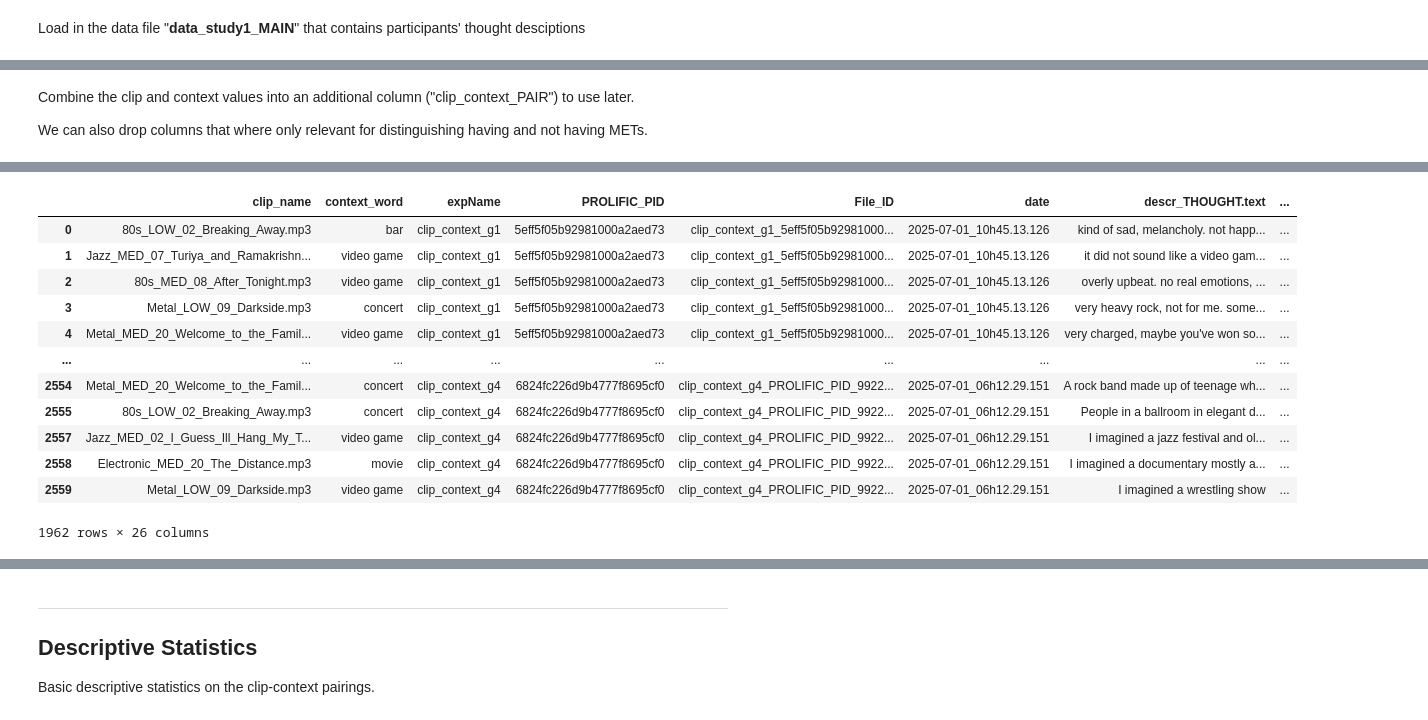
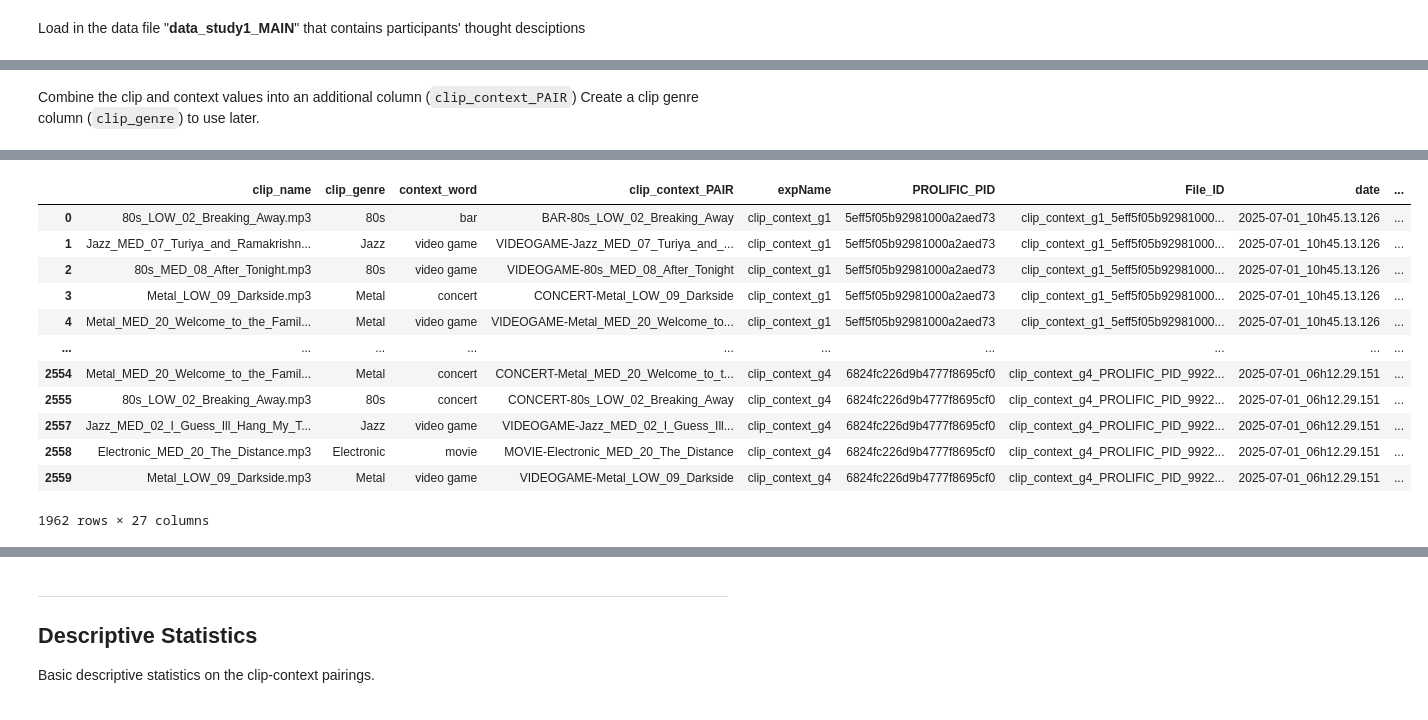
Before and after one commit to HazelvdW/context-framed-listening, a Jupyter notebook: NLP_framed_listening.ipynb, the cells around one changed output, grey strips where cells are left out. Cells and saved outputs as stored; diff of their text form; code cells hidden in the pictures.

```diff
--- a/NLP_framed_listening.ipynb
+++ b/NLP_framed_listening.ipynb
@@ -76,28 +79,45 @@ Index(['clip_name', 'context_word', 'expName', 'PROLIFIC_PID', 'File_ID',
        'demographics.musicianIdentification', 'demographics.feedback'],
       dtype='object')
 # %% [markdown]
-Combine the clip and context values into an additional column ("clip_context_PAIR") to use later.
-
-We can also drop columns that where only relevant for distinguishing having and not having METs.
+Combine the clip and context values into an additional column (`clip_context_PAIR`) Create a clip genre column (`clip_genre`) to use later.
 # %%
 def create_clip_context_pair(row):
     if 'bar' in row['context_word']:
-        return 'BAR-' + row['clip_name']
+        return 'BAR-' + row['clip_name'][:-4] # -4 removes ".mp3"
     elif 'video game' in row['context_word']:
-        return 'VIDEOGAME-' + row['clip_name']
+        return 'VIDEOGAME-' + row['clip_name'][:-4]
     elif 'concert' in row['context_word']:
-        return 'CONCERT-' + row['clip_name']
+        return 'CONCERT-' + row['clip_name'][:-4]
     elif 'movie' in row['context_word']:
-        return 'MOVIE-' + row['clip_name']
+        return 'MOVIE-' + row['clip_name'][:-4]
     else:
-        return row['clip_name'] # default to just the clip name if no match
+        return 'NO_MATCH'
 
 dataMET['clip_context_PAIR'] = dataMET.apply(create_clip_context_pair, axis=1)
 
+# Create 'clip_genre' column
+def extract_genre(clip_name):
+    if '80s' in clip_name:
+        return '80s'
+    elif 'Jazz' in clip_name:
+        return 'Jazz'
+    elif 'Metal' in clip_name:
+        return 'Metal'
+    elif 'Electronic' in clip_name:
+        return 'Electronic'
+    else:
+        return 'UNKNOWN'
 
-# drop no-MET columns
-dataMET.drop(columns = ['response_thought_or_not.keys', 'input_NOT.text'],
-             inplace=True)
+dataMET['clip_genre'] = dataMET['clip_name'].apply(extract_genre)
+
+
+# Reorder columns
+cols = dataMET.columns.tolist()
+# Move 'clip_genre' to be after 'clip_name'
+cols.insert(cols.index('clip_name') + 1, cols.pop(cols.index('clip_genre')))
+# Move 'clip_context_PAIR' to be after 'context_word'
+cols.insert(cols.index('context_word') + 1, cols.pop(cols.index('clip_context_PAIR')))
+dataMET = dataMET[cols]
 
 
 # Check the dataframe by a quick re-view
@@ -111,13 +131,13 @@ Warning: Total number of columns (26) exceeds max_columns (20). Falling back to
-|  | clip_name | context_word | expName | PROLIFIC_PID | File_ID | date | descr_THOUGHT.text | ... |
-| 0 | 80s_LOW_02_Breaking_Away.mp3 | bar | clip_context_g1 | 5eff5f05b92981000a2aed73 | clip_context_g1_5eff5f05b92981000... | 2025-07-01_10h45.13.126 | kind of sad, melancholy. not happ... | ... |
-| 1 | Jazz_MED_07_Turiya_and_Ramakrishn... | video game | clip_context_g1 | 5eff5f05b92981000a2aed73 | clip_context_g1_5eff5f05b92981000... | 2025-07-01_10h45.13.126 | it did not sound like a video gam... | ... |
-| 2 | 80s_MED_08_After_Tonight.mp3 | video game | clip_context_g1 | 5eff5f05b92981000a2aed73 | clip_context_g1_5eff5f05b92981000... | 2025-07-01_10h45.13.126 | overly upbeat. no real emotions, ... | ... |
-| 3 | Metal_LOW_09_Darkside.mp3 | concert | clip_context_g1 | 5eff5f05b92981000a2aed73 | clip_context_g1_5eff5f05b92981000... | 2025-07-01_10h45.13.126 | very heavy rock, not for me. some... | ... |
-| 4 | Metal_MED_20_Welcome_to_the_Famil... | video game | clip_context_g1 | 5eff5f05b92981000a2aed73 | clip_context_g1_5eff5f05b92981000... | 2025-07-01_10h45.13.126 | very charged, maybe you've won so... | ... |
-| ... | ... | ... | ... | ... | ... | ... | ... | ... |
-| 2554 | Metal_MED_20_Welcome_to_the_Famil... | concert | clip_context_g4 | 6824fc226d9b4777f8695cf0 | clip_context_g4_PROLIFIC_PID_9922... | 2025-07-01_06h12.29.151 | A rock band made up of teenage wh... | ... |
-| 2555 | 80s_LOW_02_Breaking_Away.mp3 | concert | clip_context_g4 | 6824fc226d9b4777f8695cf0 | clip_context_g4_PROLIFIC_PID_9922... | 2025-07-01_06h12.29.151 | People in a ballroom in elegant d... | ... |
-| 2557 | Jazz_MED_02_I_Guess_Ill_Hang_My_T... | video game | clip_context_g4 | 6824fc226d9b4777f8695cf0 | clip_context_g4_PROLIFIC_PID_9922... | 2025-07-01_06h12.29.151 | I imagined a jazz festival and ol... | ... |
-| 2558 | Electronic_MED_20_The_Distance.mp3 | movie | clip_context_g4 | 6824fc226d9b4777f8695cf0 | clip_context_g4_PROLIFIC_PID_9922... | 2025-07-01_06h12.29.151 | I imagined a documentary mostly a... | ... |
-| 2559 | Metal_LOW_09_Darkside.mp3 | video game | clip_context_g4 | 6824fc226d9b4777f8695cf0 | clip_context_g4_PROLIFIC_PID_9922... | 2025-07-01_06h12.29.151 | I imagined a wrestling show | ... |
+|  | clip_name | clip_genre | context_word | clip_context_PAIR | expName | PROLIFIC_PID | File_ID | date | ... |
+| 0 | 80s_LOW_02_Breaking_Away.mp3 | 80s | bar | BAR-80s_LOW_02_Breaking_Away | clip_context_g1 | 5eff5f05b92981000a2aed73 | clip_context_g1_5eff5f05b92981000... | 2025-07-01_10h45.13.126 | ... |
+| 1 | Jazz_MED_07_Turiya_and_Ramakrishn... | Jazz | video game | VIDEOGAME-Jazz_MED_07_Turiya_and_... | clip_context_g1 | 5eff5f05b92981000a2aed73 | clip_context_g1_5eff5f05b92981000... | 2025-07-01_10h45.13.126 | ... |
+| 2 | 80s_MED_08_After_Tonight.mp3 | 80s | video game | VIDEOGAME-80s_MED_08_After_Tonight | clip_context_g1 | 5eff5f05b92981000a2aed73 | clip_context_g1_5eff5f05b92981000... | 2025-07-01_10h45.13.126 | ... |
+| 3 | Metal_LOW_09_Darkside.mp3 | Metal | concert | CONCERT-Metal_LOW_09_Darkside | clip_context_g1 | 5eff5f05b92981000a2aed73 | clip_context_g1_5eff5f05b92981000... | 2025-07-01_10h45.13.126 | ... |
+| 4 | Metal_MED_20_Welcome_to_the_Famil... | Metal | video game | VIDEOGAME-Metal_MED_20_Welcome_to... | clip_context_g1 | 5eff5f05b92981000a2aed73 | clip_context_g1_5eff5f05b92981000... | 2025-07-01_10h45.13.126 | ... |
+| ... | ... | ... | ... | ... | ... | ... | ... | ... | ... |
+| 2554 | Metal_MED_20_Welcome_to_the_Famil... | Metal | concert | CONCERT-Metal_MED_20_Welcome_to_t... | clip_context_g4 | 6824fc226d9b4777f8695cf0 | clip_context_g4_PROLIFIC_PID_9922... | 2025-07-01_06h12.29.151 | ... |
+| 2555 | 80s_LOW_02_Breaking_Away.mp3 | 80s | concert | CONCERT-80s_LOW_02_Breaking_Away | clip_context_g4 | 6824fc226d9b4777f8695cf0 | clip_context_g4_PROLIFIC_PID_9922... | 2025-07-01_06h12.29.151 | ... |
+| 2557 | Jazz_MED_02_I_Guess_Ill_Hang_My_T... | Jazz | video game | VIDEOGAME-Jazz_MED_02_I_Guess_Ill... | clip_context_g4 | 6824fc226d9b4777f8695cf0 | clip_context_g4_PROLIFIC_PID_9922... | 2025-07-01_06h12.29.151 | ... |
+| 2558 | Electronic_MED_20_The_Distance.mp3 | Electronic | movie | MOVIE-Electronic_MED_20_The_Distance | clip_context_g4 | 6824fc226d9b4777f8695cf0 | clip_context_g4_PROLIFIC_PID_9922... | 2025-07-01_06h12.29.151 | ... |
+| 2559 | Metal_LOW_09_Darkside.mp3 | Metal | video game | VIDEOGAME-Metal_LOW_09_Darkside | clip_context_g4 | 6824fc226d9b4777f8695cf0 | clip_context_g4_PROLIFIC_PID_9922... | 2025-07-01_06h12.29.151 | ... |
-1962 rows × 26 columns
+1962 rows × 27 columns
```
Also changed, not shown: parts of 30 cells of this notebook.
